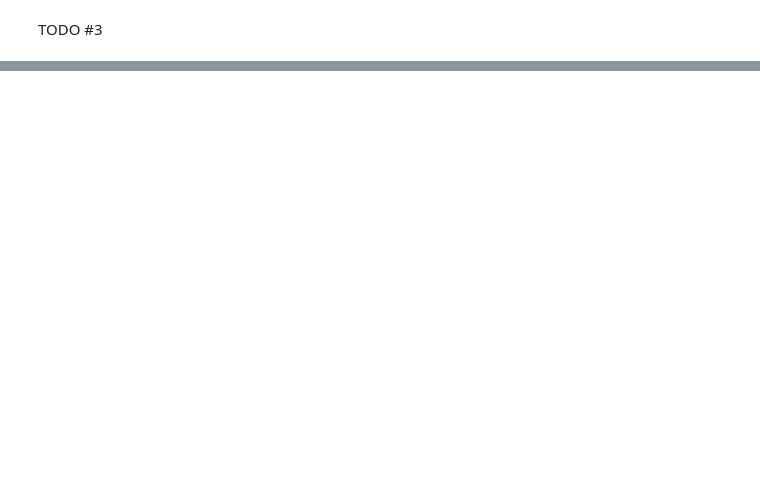
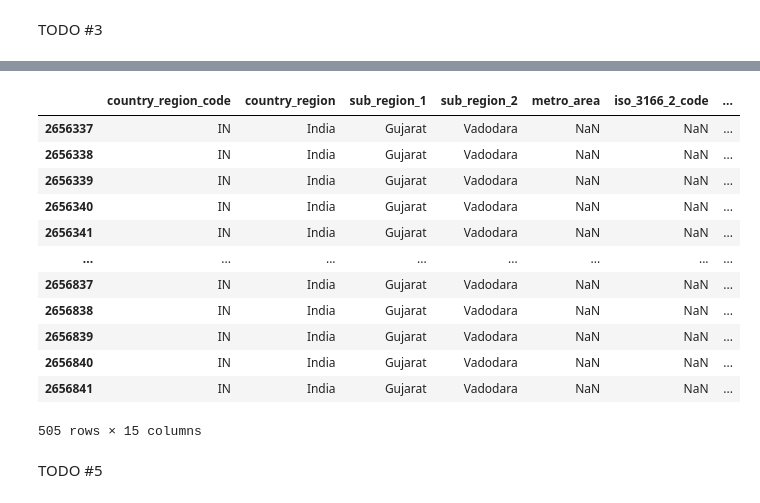
Before and after one commit to srijanmalhotra2711/bootcamp-data-science, a Jupyter notebook: task-week-4/Task4.ipynb, the cells around one changed output, grey strips where cells are left out. Cells and saved outputs as stored; diff of their text form; code cells hidden in the pictures; blank space fills up the shorter version.

```diff
--- a/task-week-4/Task4.ipynb
+++ b/task-week-4/Task4.ipynb
@@ -41,2 +41,5 @@ memory usage: 686.2+ MB
 # %% [markdown]
 TODO #3
+# %%
+df['date'] = pd.to_datetime(df['date'])
+df.info()
@@ -42,0 +85,19 @@ TODO #3
+# %%
+df_subset = df[(df['country_region'].eq("India")) & (df['sub_region_1'].eq("Gujarat")) & (df['sub_region_2'].eq("Vadodara"))]
+df_subset
+# %% [output]
+|  | country_region_code | country_region | sub_region_1 | sub_region_2 | metro_area | iso_3166_2_code | ... |
+| 2656337 | IN | India | Gujarat | Vadodara | NaN | NaN | ... |
+| 2656338 | IN | India | Gujarat | Vadodara | NaN | NaN | ... |
+| 2656339 | IN | India | Gujarat | Vadodara | NaN | NaN | ... |
+| 2656340 | IN | India | Gujarat | Vadodara | NaN | NaN | ... |
+| 2656341 | IN | India | Gujarat | Vadodara | NaN | NaN | ... |
+| ... | ... | ... | ... | ... | ... | ... | ... |
+| 2656837 | IN | India | Gujarat | Vadodara | NaN | NaN | ... |
+| 2656838 | IN | India | Gujarat | Vadodara | NaN | NaN | ... |
+| 2656839 | IN | India | Gujarat | Vadodara | NaN | NaN | ... |
+| 2656840 | IN | India | Gujarat | Vadodara | NaN | NaN | ... |
+| 2656841 | IN | India | Gujarat | Vadodara | NaN | NaN | ... |
+505 rows × 15 columns
+# %% [markdown]
+TODO #5
```
Also changed, not shown: parts of 17 cells of this notebook.
